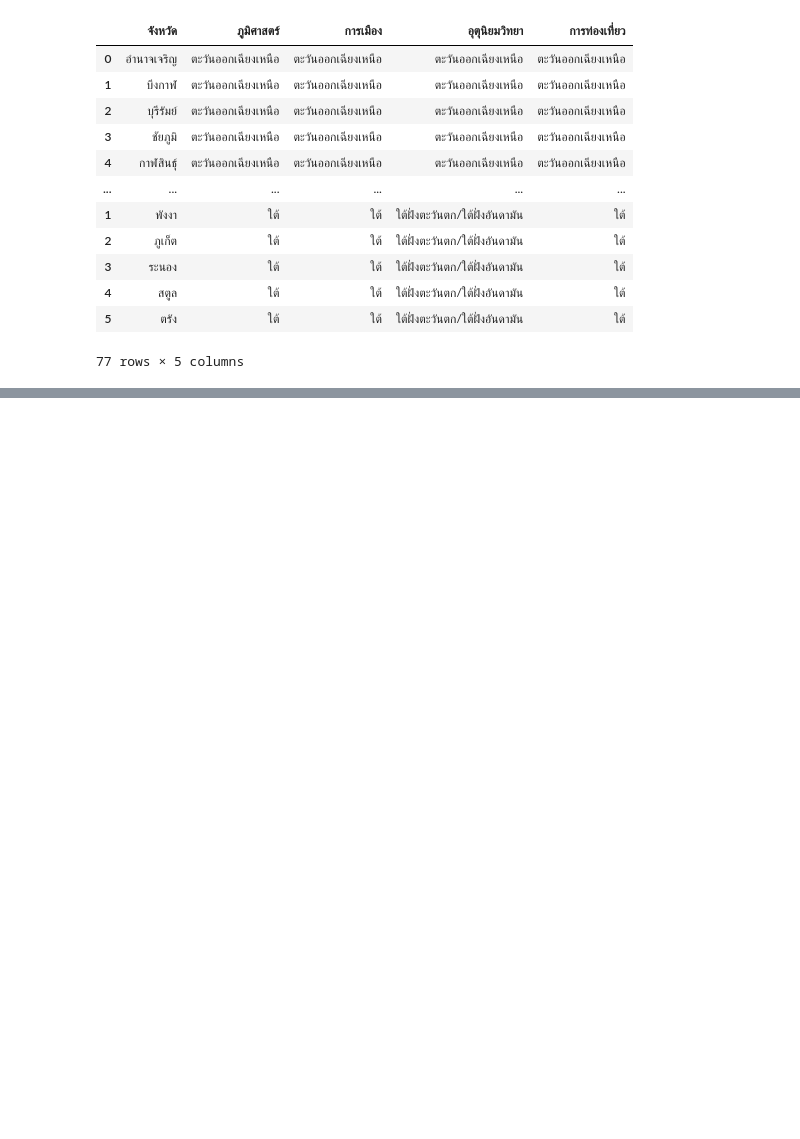
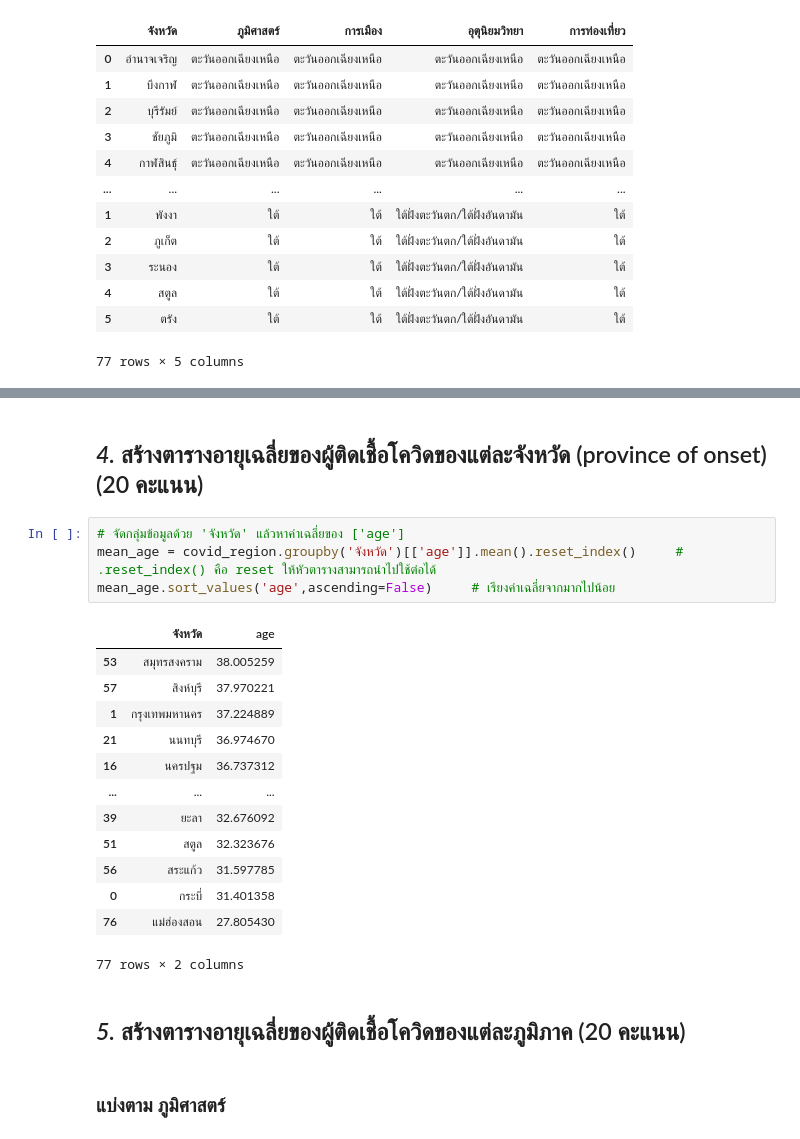
Before and after one commit to Khamsaen2489/data_viz_2022, a Jupyter notebook: BasicPython&DataViz_midterm2022.ipynb, the cells around one changed output, grey strips where cells are left out. Saved outputs shown, nothing was run; the diff lists cells and outputs as text; blank space fills up the shorter version.

```diff
--- a/BasicPython&DataViz_midterm2022.ipynb
+++ b/BasicPython&DataViz_midterm2022.ipynb
@@ -501,0 +860,24 @@ covid_region
+# %% [markdown]
+## *4.* สร้างตารางอายุเฉลี่ยของผู้ติดเชื้อโควิดของแต่ละจังหวัด (province of onset) (20 คะแนน)
+# %%
+# จัดกลุ่มข้อมูลด้วย 'จังหวัด' แล้วหาค่าเฉลี่ยของ ['age']
+mean_age = covid_region.groupby('จังหวัด')[['age']].mean().reset_index()     # .reset_index() คือ reset ให้หัวตารางสามารถนำไปใช้ต่อได้
+mean_age.sort_values('age',ascending=False)     # เรียงค่าเฉลี่ยจากมากไปน้อย
+# %% [output]
+|  | จังหวัด | age |
+| 53 | สมุทรสงคราม | 38.005259 |
+| 57 | สิงห์บุรี | 37.970221 |
+| 1 | กรุงเทพมหานคร | 37.224889 |
+| 21 | นนทบุรี | 36.974670 |
+| 16 | นครปฐม | 36.737312 |
+| ... | ... | ... |
+| 39 | ยะลา | 32.676092 |
+| 51 | สตูล | 32.323676 |
+| 56 | สระแก้ว | 31.597785 |
+| 0 | กระบี่ | 31.401358 |
+| 76 | แม่ฮ่องสอน | 27.805430 |
+77 rows × 2 columns
+# %% [markdown]
+## *5.* สร้างตารางอายุเฉลี่ยของผู้ติดเชื้อโควิดของแต่ละภูมิภาค (20 คะแนน)
+# %% [markdown]
+### แบ่งตาม ภูมิศาสตร์
```
Also changed, not shown: parts of 90 cells of this notebook.
